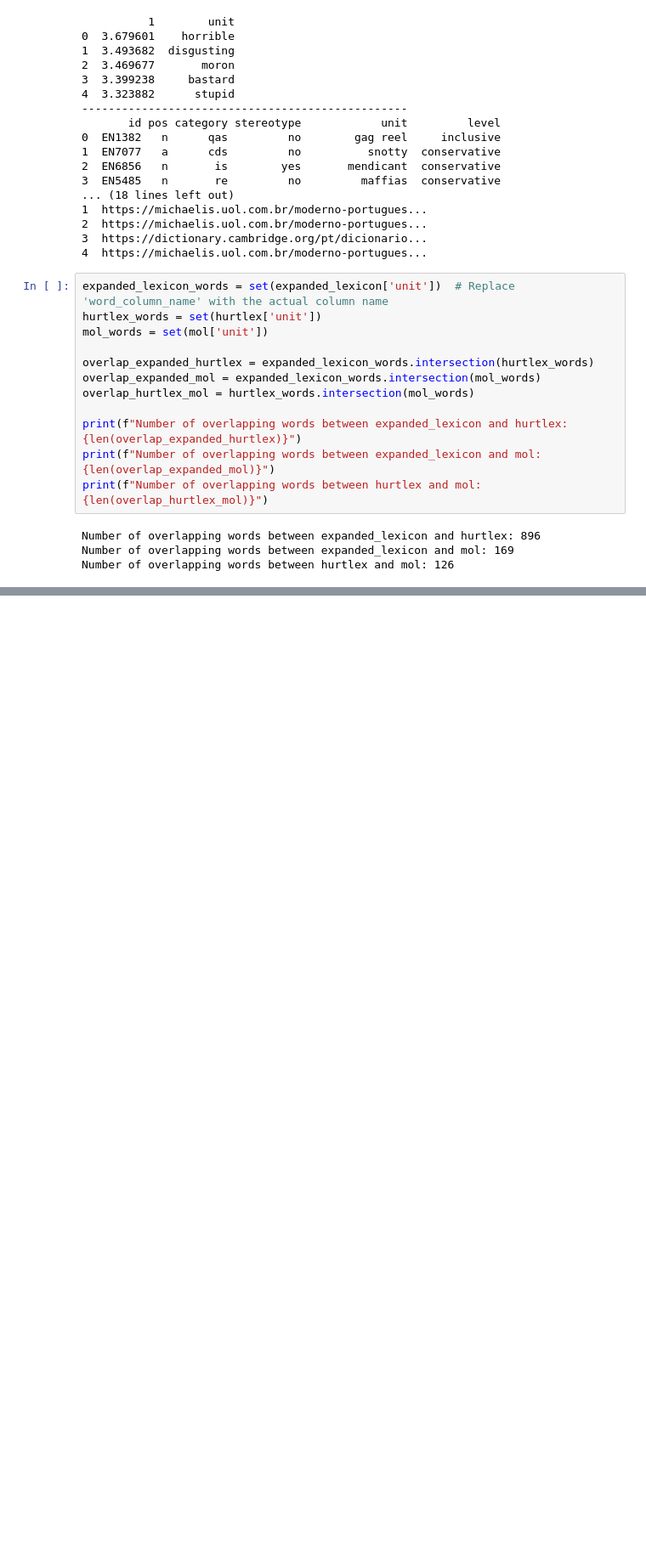
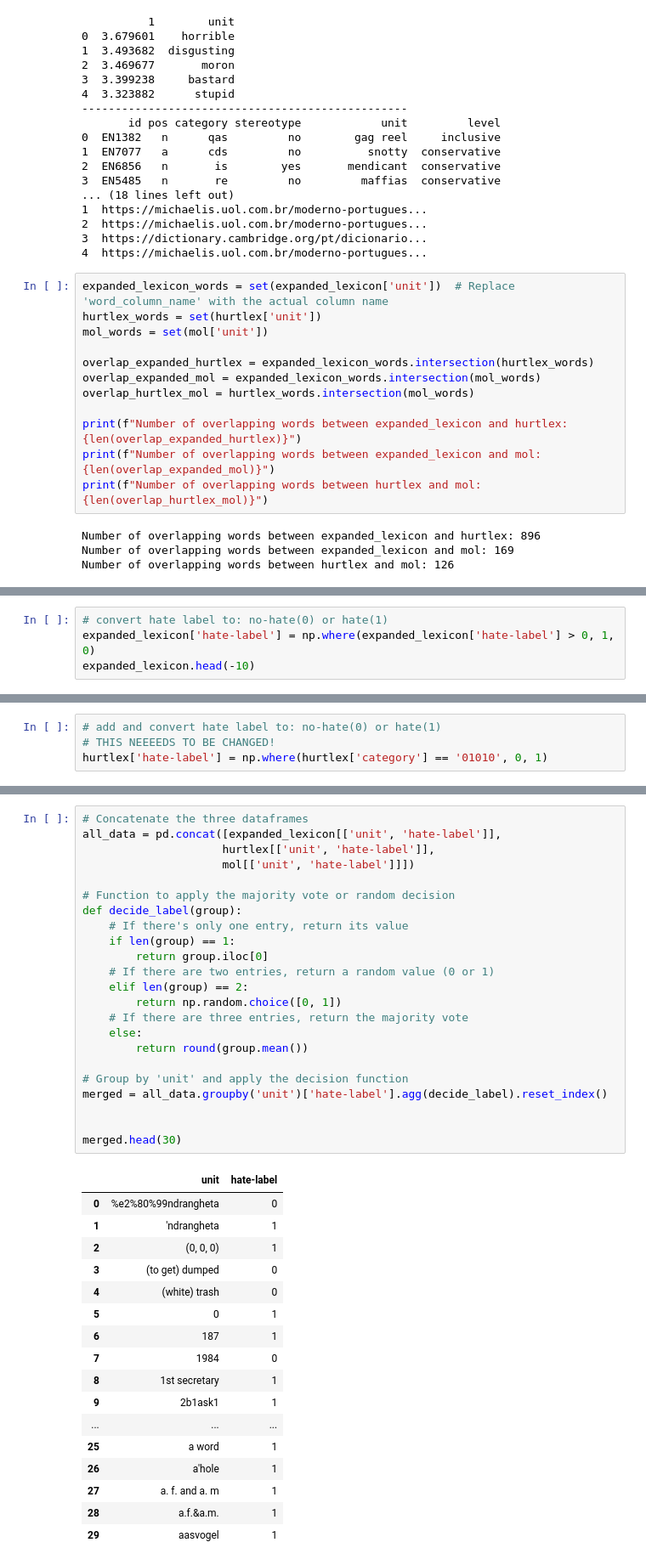
Before and after one commit to Mohammed-majeed/Subjectivity-Mining, a Jupyter notebook: Assignment 3 - Group 11/merge-lexicons.ipynb, the cells around one changed output, grey strips where cells are left out. Shown at 85% size. Drawn from its saved outputs; the diff is of its cells as text; blank space fills up the shorter version.

Commit message:
added merge of dfs

```diff
--- a/Assignment 3 - Group 11/merge-lexicons.ipynb
+++ b/Assignment 3 - Group 11/merge-lexicons.ipynb
@@ -145,0 +179,4 @@ Number of overlapping words between hurtlex and mol: 126
+# %%
+# convert hate label to: no-hate(0) or hate(1)
+expanded_lexicon['hate-label'] = np.where(expanded_lexicon['hate-label'] > 0, 1, 0)
+expanded_lexicon.head(-10)
@@ -145,0 +207,4 @@ Number of overlapping words between hurtlex and mol: 126
+# %%
+# add and convert hate label to: no-hate(0) or hate(1)
+# THIS NEEEEDS TO BE CHANGED!
+hurtlex['hate-label'] = np.where(hurtlex['category'] == '01010', 0, 1)
@@ -145,0 +275,41 @@ Number of overlapping words between hurtlex and mol: 126
+# %%
+# Concatenate the three dataframes
+all_data = pd.concat([expanded_lexicon[['unit', 'hate-label']],
+                     hurtlex[['unit', 'hate-label']],
+                     mol[['unit', 'hate-label']]])
+
+# Function to apply the majority vote or random decision
+def decide_label(group):
+    # If there's only one entry, return its value
+    if len(group) == 1:
+        return group.iloc[0]
+    # If there are two entries, return a random value (0 or 1)
+    elif len(group) == 2:
+        return np.random.choice([0, 1])
+    # If there are three entries, return the majority vote
+    else:
+        return round(group.mean())
+
+# Group by 'unit' and apply the decision function
+merged = all_data.groupby('unit')['hate-label'].agg(decide_label).reset_index()
+
+
+merged.head(30)
+# %% [output]
+|  | unit | hate-label |
+| 0 | %e2%80%99ndrangheta | 0 |
+| 1 | 'ndrangheta | 1 |
+| 2 | (0, 0, 0) | 1 |
+| 3 | (to get) dumped | 0 |
+| 4 | (white) trash | 0 |
+| 5 | 0 | 1 |
+| 6 | 187 | 1 |
+| 7 | 1984 | 0 |
+| 8 | 1st secretary | 1 |
+| 9 | 2b1ask1 | 1 |
+| ... | ... | ... |
+| 25 | a word | 1 |
+| 26 | a'hole | 1 |
+| 27 | a. f. and a. m | 1 |
+| 28 | a.f.&a.m. | 1 |
+| 29 | aasvogel | 1 |
```
Also changed, not shown: parts of 19 cells of this notebook.
